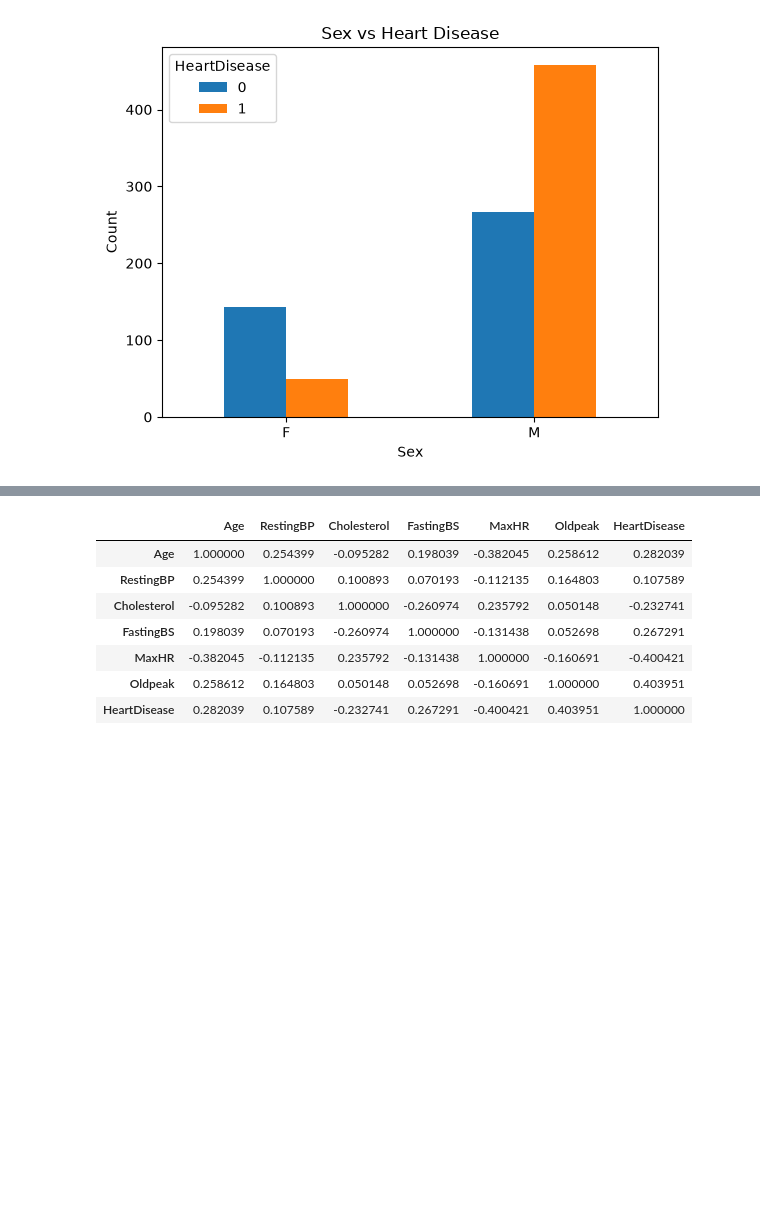
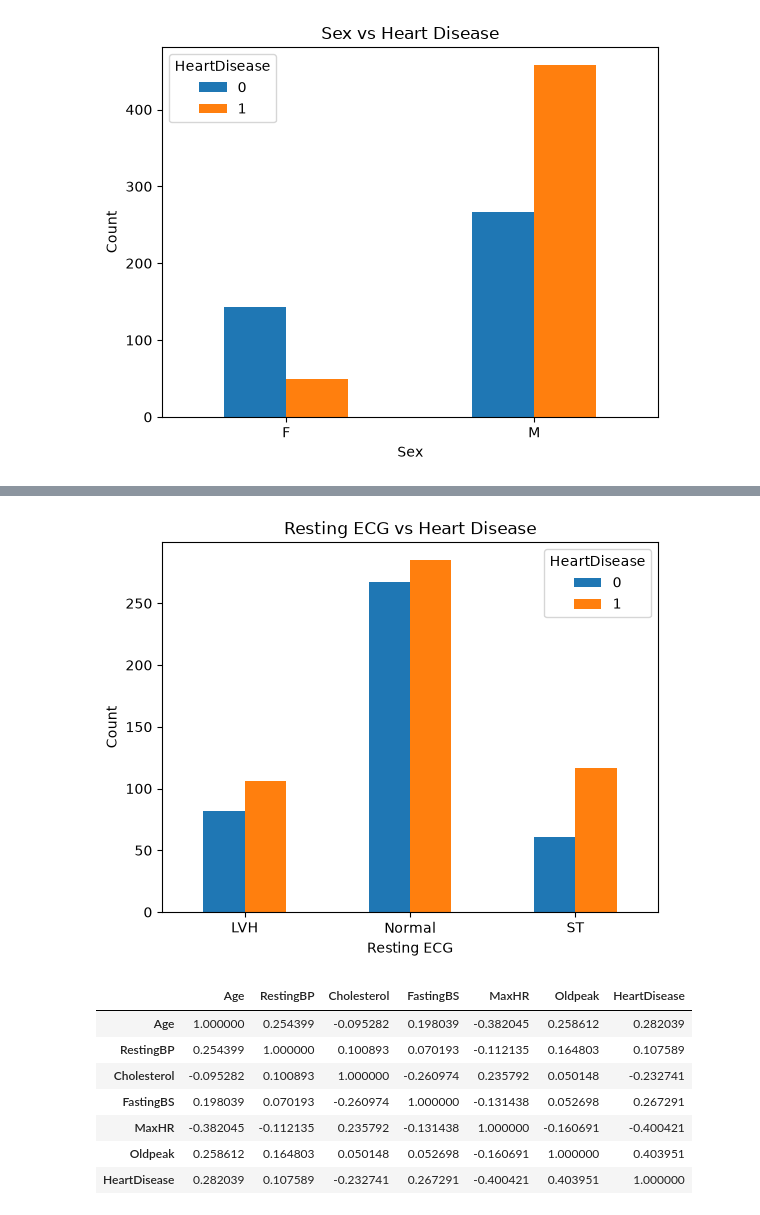
Before and after one commit to ghayda577/AI-ML-Training, a Jupyter notebook: Projects/First-Full-Project/project.ipynb, the cells around one changed output, grey strips where cells are left out. Saved outputs shown, nothing was run; the diff lists cells and outputs as text; code cells hidden in the pictures; blank space fills up the shorter version.

```diff
--- a/Projects/First-Full-Project/project.ipynb
+++ b/Projects/First-Full-Project/project.ipynb
@@ -391,3 +477,16 @@ plt.show()
+# %%
+pd.crosstab(
+    df["RestingECG"],
+    df["HeartDisease"]
+).plot(kind="bar")
+
+plt.title("Resting ECG vs Heart Disease")
+plt.xlabel("Resting ECG")
+plt.ylabel("Count")
+plt.xticks(rotation=0)
+plt.show()
+# %% [output]
+[figure, added]
 # %%
 corr = df.corr(numeric_only=True)
 
```
Also changed, not shown: parts of 10 cells of this notebook.
